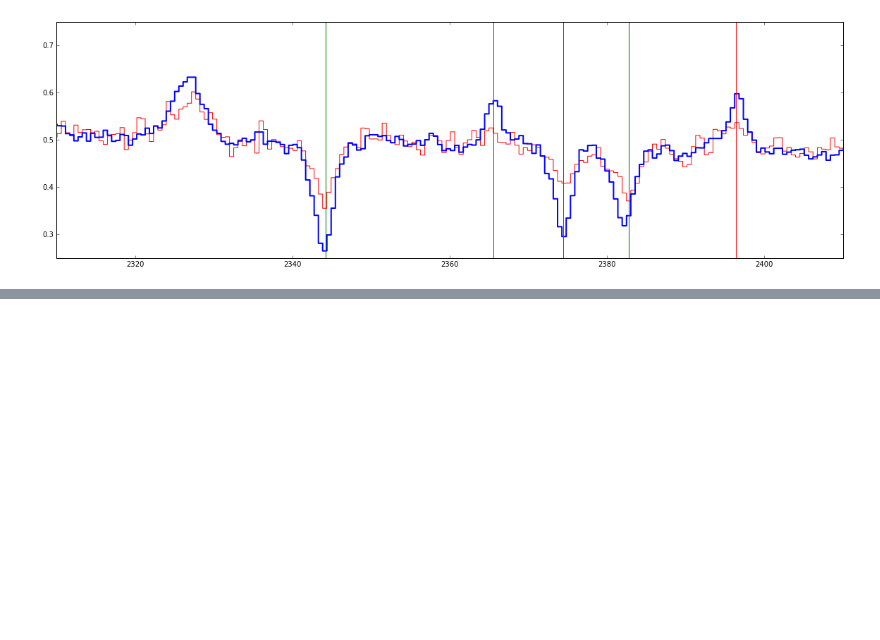
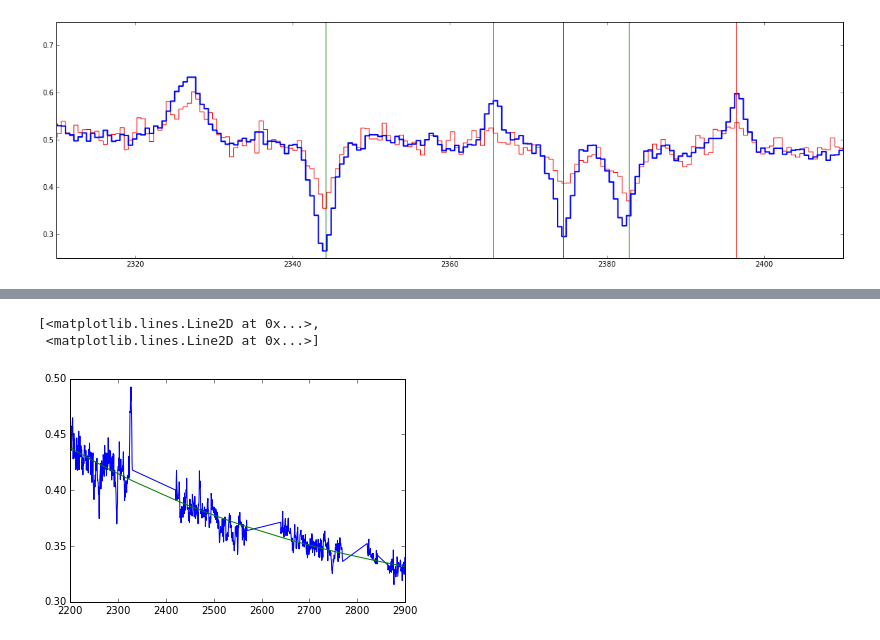
Before and after one commit to guangtunbenzhu/BGT-Cosmology, a Jupyter notebook: Spectroscopy/eBOSS_NUV.ipynb, the cells around one changed output, grey strips where cells are left out. Saved outputs shown, nothing was run; the diff lists cells and outputs as text; code cells hidden in the pictures; blank space fills up the shorter version.

```diff
--- a/Spectroscopy/eBOSS_NUV.ipynb
+++ b/Spectroscopy/eBOSS_NUV.ipynb
@@ -105,0 +225,42 @@ plot([2396.35, 2396.35], [0.25, 1.25], 'r')
+# %%
+outloglam = log10(outwave)
+if True:
+    fluxflag = np.ones(fluxmedian.size)
+    wave_pos = np.array([2200.])
+    rest_loc = np.searchsorted(outwave, wave_pos)
+    fluxflag[0:rest_loc[0]] = 0
+    # Fe II 2350
+    wave_pos = np.array([2330., 2420])
+    rest_loc = np.searchsorted(outwave, wave_pos)
+    fluxflag[rest_loc[0]:rest_loc[1]] = 0.
+    # Fe II 2600
+    wave_pos = np.array([2570., 2640])
+    rest_loc = np.searchsorted(outwave, wave_pos)
+    fluxflag[rest_loc[0]:rest_loc[1]] = 0.
+    # Mg II 2800
+    wave_pos = np.array([2770., 2820])
+    rest_loc = np.searchsorted(outwave, wave_pos)
+    fluxflag[rest_loc[0]:rest_loc[1]] = 0.
+    wave_pos = np.array([2843., 2863])
+    rest_loc = np.searchsorted(outwave, wave_pos)
+    fluxflag[rest_loc[0]:rest_loc[1]] = 0.
+    # right 2900
+    wave_pos = np.array([2900.])
+    rest_loc = np.searchsorted(outwave, wave_pos)
+    fluxflag[rest_loc[0]:] = 0.
+
+    imask = (np.where(fluxflag>0.))[0]
+    if imask.size>10:
+       x = outloglam[imask]
+       # Mean
+       y = fluxmedian[imask]
+       z = np.polyfit(x, y, 3)
+       p = np.poly1d(z)
+       continuum = p(outloglam)
+       norm_fluxmedian = fluxmedian/continuum
+
+plot(outwave[imask], fluxmedian[imask], outwave[imask], continuum[imask])
+# %% [output]
+[<matplotlib.lines.Line2D at 0x...>,
+ <matplotlib.lines.Line2D at 0x...>]
+[figure, added]
```
Also changed, not shown: parts of 11 cells of this notebook, 4 other files.
